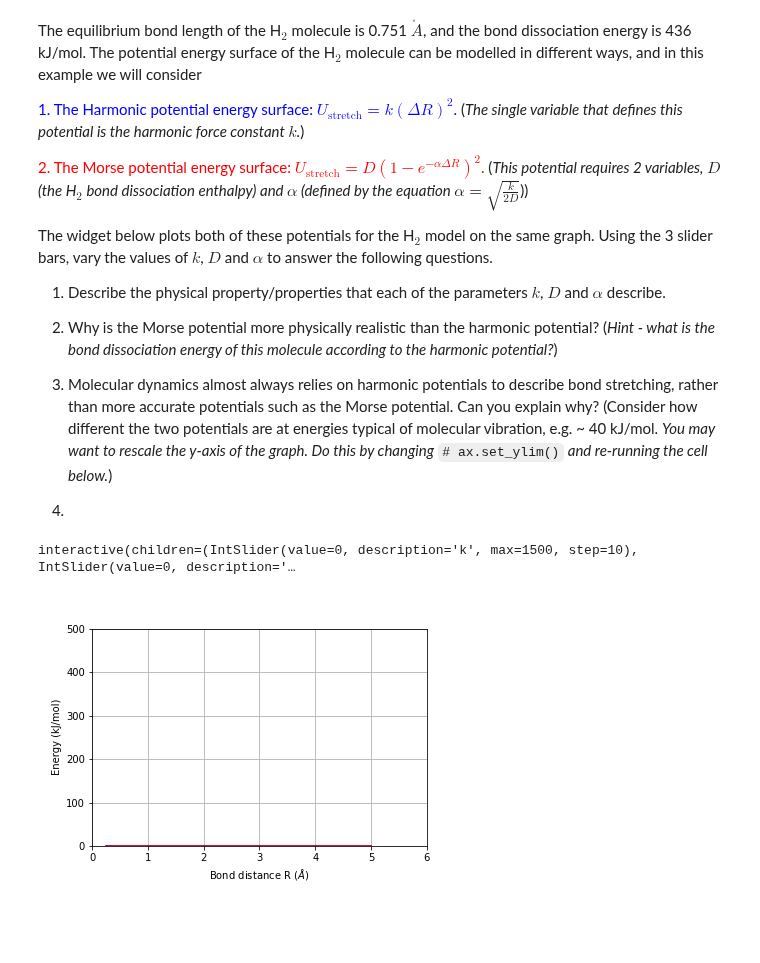
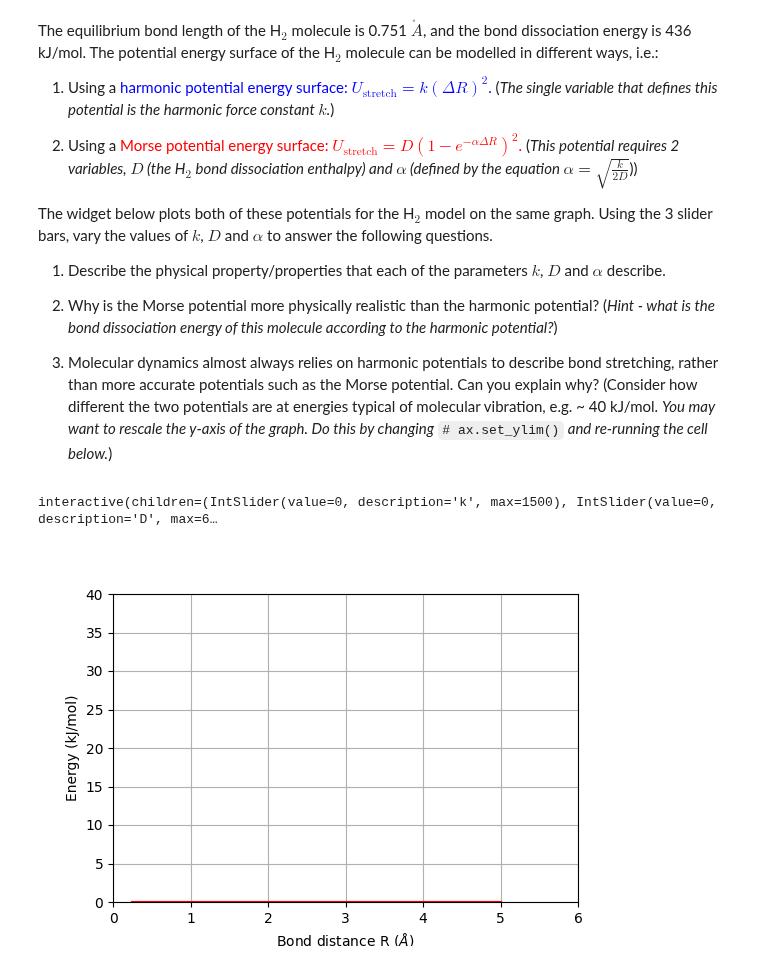
Before and after one commit to alisterpage/CHEM3580-Jupyter-Notebooks, a Jupyter notebook: harmonic_vs_morse.ipynb, the cells around one changed output. Drawn from its saved outputs; the diff is of its cells as text; code cells hidden in the pictures; blank space fills up the shorter version.

````diff
--- a/harmonic_vs_morse.ipynb
+++ b/harmonic_vs_morse.ipynb
@@ -4,11 +4,11 @@
 !pip install ipympl -q 2>&1 >/dev/null
 # %% [markdown]
 
-The equilibrium bond length of the H$_{2}$ molecule is 0.751 $\mathring A$, and the bond dissociation energy is 436 kJ/mol. The potential energy surface of the H$_{2}$ molecule can be modelled in different ways, and in this example we will consider
+The equilibrium bond length of the H$_{2}$ molecule is 0.751 $\mathring A$, and the bond dissociation energy is 436 kJ/mol. The potential energy surface of the H$_{2}$ molecule can be modelled in different ways, i.e.:
 
- <font color='blue'>1. The Harmonic potential energy surface: $U_{\text{stretch}} = k(\Delta R)^2$.</font> (*The single variable that defines this potential is the harmonic force constant $k$.*)
+ 1. Using a <font color='blue'>harmonic potential energy surface: $U_{\text{stretch}} = k(\Delta R)^2$.</font> (*The single variable that defines this potential is the harmonic force constant $k$.*)
 
- <font color='red'>2. The Morse potential energy surface: $U_{\text{stretch}} = D(1 - e^{-\alpha\Delta R})^2$.</font> (*This potential requires 2 variables, $D$ (the H$_{2}$ bond dissociation enthalpy) and $\alpha$ (defined by the equation $\alpha = \sqrt{\frac{k}{2D}}$*))
+ 2. Using a <font color='red'>Morse potential energy surface: $U_{\text{stretch}} = D(1 - e^{-\alpha\Delta R})^2$.</font> (*This potential requires 2 variables, $D$ (the H$_{2}$ bond dissociation enthalpy) and $\alpha$ (defined by the equation $\alpha = \sqrt{\frac{k}{2D}}$*))
 
 The widget below plots both of these potentials for the H$_{2}$ model on the same graph. Using the 3 slider bars, vary the values of $k$, $D$ and $\alpha$ to answer the following questions.
 
@@ -17,9 +17,8 @@ The widget below plots both of these potentials for the H$_{2}$ model on the sam
 2. Why is the Morse potential more physically realistic than the harmonic potential? (*Hint - what is the bond dissociation energy of this molecule according to the harmonic potential?*)
 
 3. Molecular dynamics almost always relies on harmonic potentials to describe bond stretching, rather than more accurate potentials such as the Morse potential. Can you explain why? (Consider how different the two potentials are at energies typical of molecular vibration, e.g. ~ 40 kJ/mol. *You may want to rescale the y-axis of the graph. Do this by changing* ```# ax.set_ylim()``` *and re-running the cell below.*)
-
-4.
 # %%
+#@title
 %matplotlib widget
 import ipywidgets as widgets
 import matplotlib.pyplot as plt
@@ -29,36 +28,36 @@ output.enable_custom_widget_manager()
 
 # set up plot
 fig, ax = plt.subplots(figsize=(6, 4))
-ax.set_ylim([0, 500])
+ax.set_ylim([0, 40])
 ax.set_xlim([0,6])
 ax.set_ylabel("Energy (kJ/mol)")
 ax.set_xlabel("Bond distance R ($\AA$)")
 ax.grid(True)
 
 # generate x values
 x = np.linspace(0.251, 5, 100)
 xmin=0.751
 
 
 def harmonic(k, x, xmin):
     """
     Return a harmonic potential for x with force constant k
     """
     return k*(x-xmin)**2
 
 def morse(D,alpha,x,xmin):
     """
     Return a morse potential for x with constants D, a
     """
     return D*(1-np.exp(-alpha*(x-xmin)))**2
 
 
 @widgets.interact(k=(0, 1500, 1), D=(0, 600, 1), alpha=(0, 30, 0.1))
 def update(k = 0, D=0, alpha=0):
     """Remove old lines from plot and plot new one"""
     [l.remove() for l in ax.lines]
     ax.plot(x, harmonic(k,x,xmin),color='blue')
     ax.plot(x, morse(D,alpha,x,xmin),color='red')
 # %% [output]
-interactive(children=(IntSlider(value=0, description='k', max=1500, step=10), IntSlider(value=0, description='…
+interactive(children=(IntSlider(value=0, description='k', max=1500), IntSlider(value=0, description='D', max=6…
-[figure, old version]
+[figure, new version]
````
